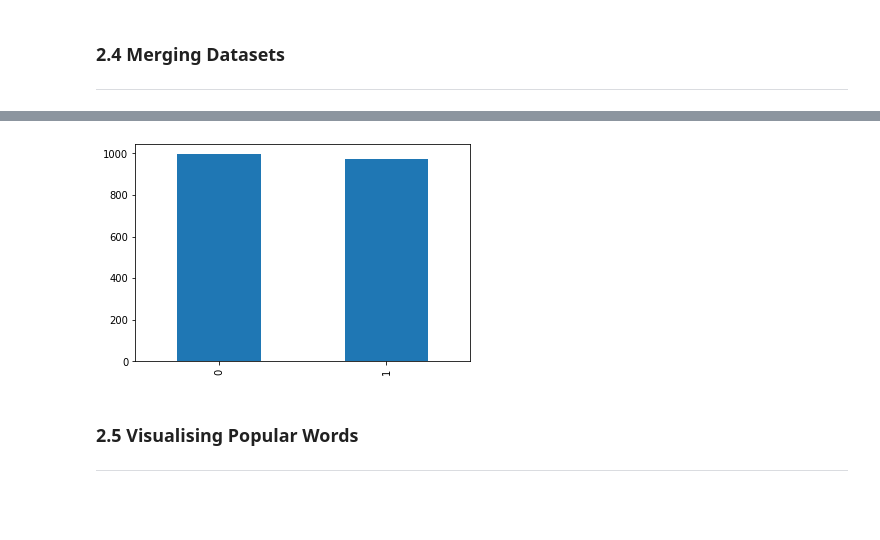
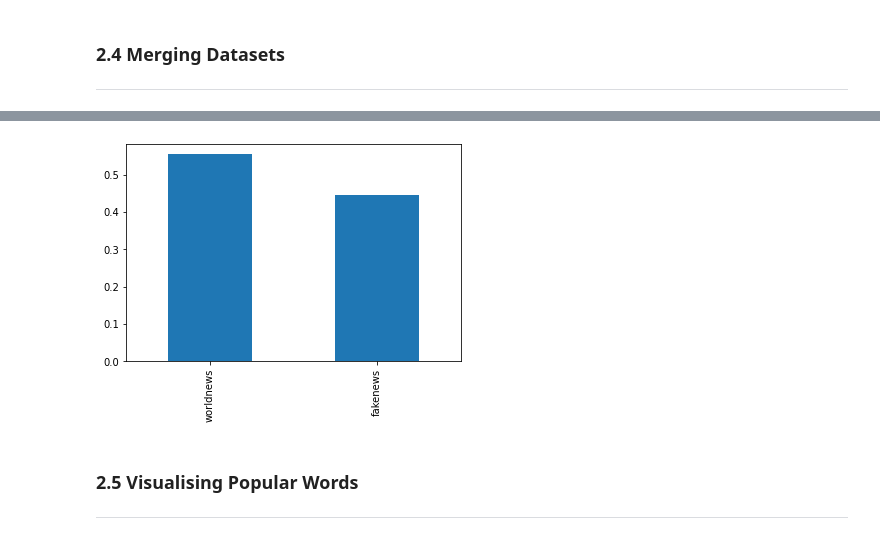
Before and after one commit to 86lekwenshiung/Natural-Language-Processing-with-Reddit-Post, a Jupyter notebook: Project_3_Natural_Language_Processing_with_Reddit_Post.ipynb, the cells around one changed output, grey strips where cells are left out. Drawn from its saved outputs; the diff is of its cells as text; code cells hidden in the pictures; blank space fills up the shorter version.

```diff
--- a/Project_3_Natural_Language_Processing_with_Reddit_Post.ipynb
+++ b/Project_3_Natural_Language_Processing_with_Reddit_Post.ipynb
@@ -311,2 +377,6 @@ SIze of Combined Datasets : 3938
+# %%
+df_main['subreddit'].value_counts(normalize = True).plot(kind = 'bar');
+# %% [output]
+[figure, added]
 # %%
 dict_reddit = {'fakenews' : 0,
@@ -314,9 +384,5 @@ dict_reddit = {'fakenews' : 0,
 
 df_main['subreddit'] = df_main['subreddit'].map(dict_reddit)
-# %%
-df_main['subreddit'].value_counts().plot(kind = 'bar');
-# %% [output]
-[figure, removed]
 # %% [markdown]
 ### 2.5 Visualising Popular Words
 ___
```
Also changed, not shown: parts of 60 cells of this notebook.
